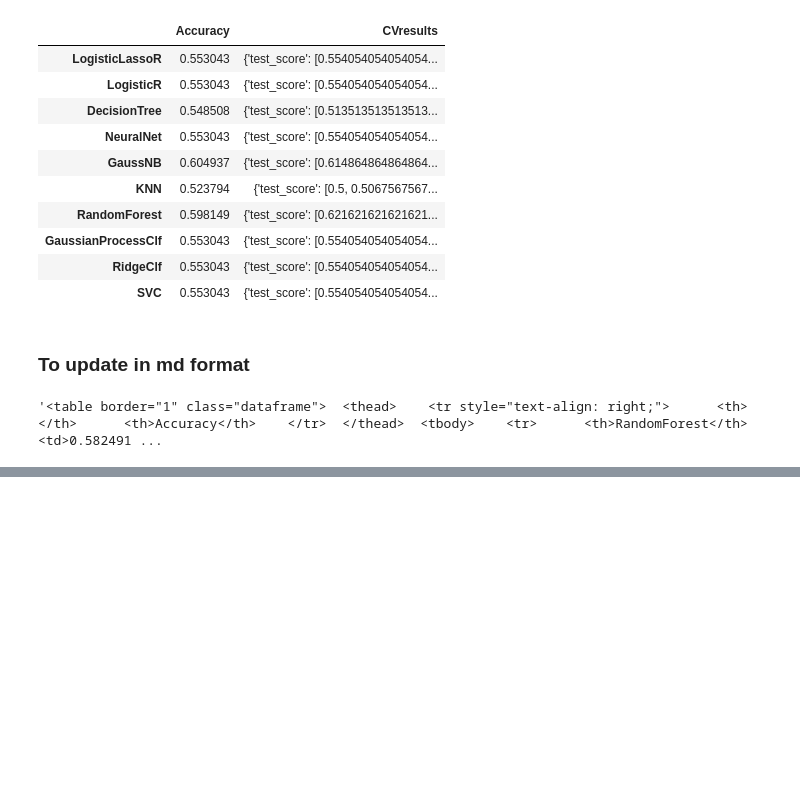
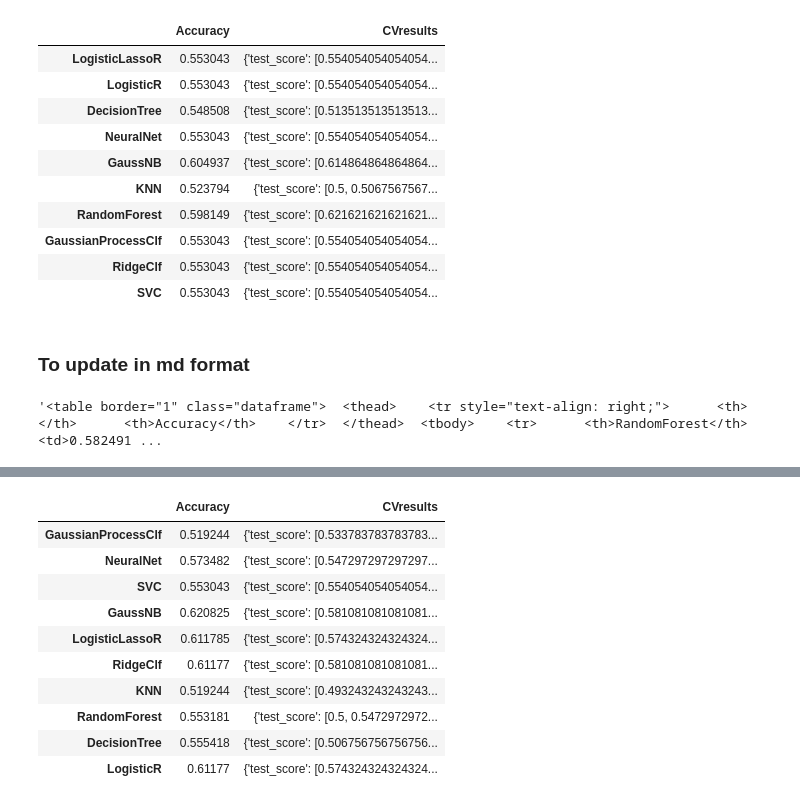
Before and after one commit to shruti-singh/PaperAcceptancePrediction, a Jupyter notebook: shruti/AllModels2017Baseline.ipynb, the cells around one changed output, grey strips where cells are left out. Cells and saved outputs as stored; diff of their text form; code cells hidden in the pictures; blank space fills up the shorter version.

```diff
--- a/shruti/AllModels2017Baseline.ipynb
+++ b/shruti/AllModels2017Baseline.ipynb
@@ -599,0 +667,21 @@ model_results.drop(columns=['CVresults']).to_html().replace('\n','')
+# %%
+X_red = data.drop(columns=['id','label'])
+X_red = np.array(X)
+pca = PCA(n_components=6)
+# %%
+xpca = pca.fit_transform(X_red)
+# %%
+model_results = pd.DataFrame()
+model_results['Accuracy'] = None
+model_results['CVresults'] = None
+
+for clf_name,clf in clf_dict.items():
+#     X_normalized = normalize(xpca)
+    y = data['label']
+    results = cross_validate(clf, xpca, y, return_estimator=True)
+    clf = results['estimator']
+    results.pop('estimator')
+    accuracy = np.mean(results['test_score'])
+    model_results.loc[clf_name, ['Accuracy', 'CVresults']] = [accuracy, results]
+#     if clf_name == 'DecisionTree':
+#         display(plot(clf))
@@ -599,0 +692,14 @@ model_results.drop(columns=['CVresults']).to_html().replace('\n','')
+# %%
+model_results
+# %% [output]
+|  | Accuracy | CVresults |
+| GaussianProcessClf | 0.519244 | {'test_score': [0.533783783783783... |
+| NeuralNet | 0.573482 | {'test_score': [0.547297297297297... |
+| SVC | 0.553043 | {'test_score': [0.554054054054054... |
+| GaussNB | 0.620825 | {'test_score': [0.581081081081081... |
+| LogisticLassoR | 0.611785 | {'test_score': [0.574324324324324... |
+| RidgeClf | 0.61177 | {'test_score': [0.581081081081081... |
+| KNN | 0.519244 | {'test_score': [0.493243243243243... |
+| RandomForest | 0.553181 | {'test_score': [0.5, 0.5472972972... |
+| DecisionTree | 0.555418 | {'test_score': [0.506756756756756... |
+| LogisticR | 0.61177 | {'test_score': [0.574324324324324... |
```
Also changed, not shown: parts of 8 cells of this notebook.
